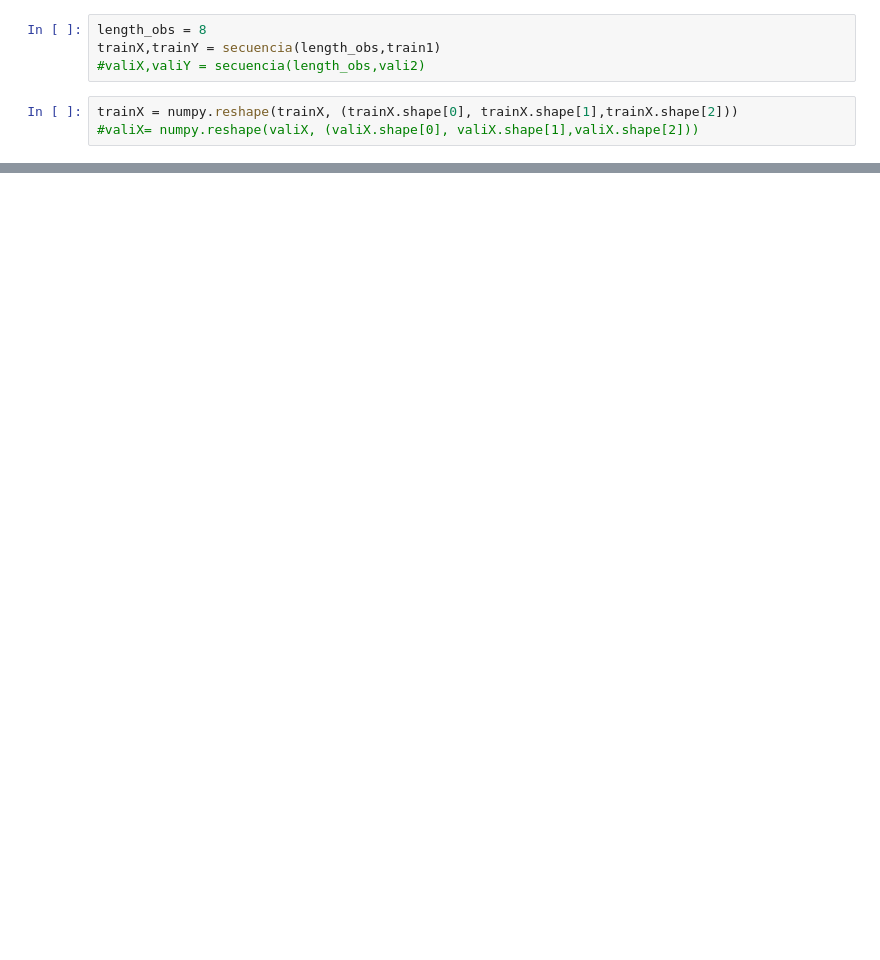
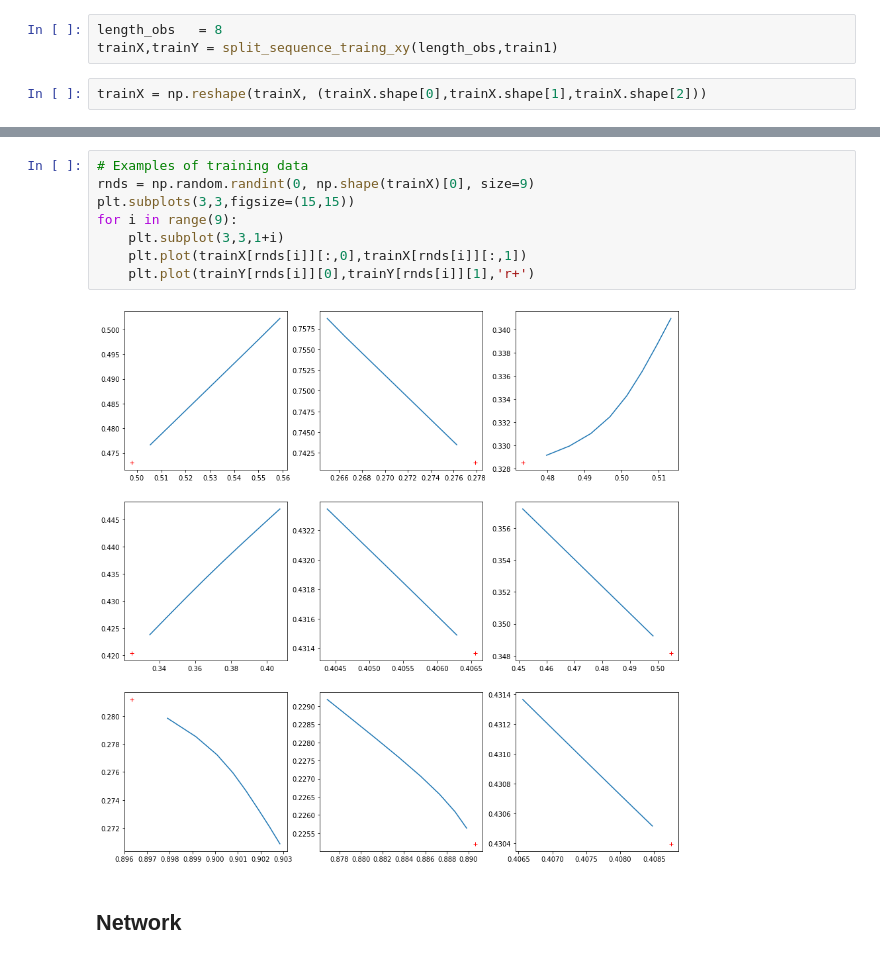
Before and after one commit to cimat-ris/OF-PathPred, a Jupyter notebook: LSTM-XY/LSTM-X-Y.ipynb, the cells around one changed output, grey strips where cells are left out. Cells and saved outputs as stored; diff of their text form; blank space fills up the shorter version.

```diff
--- a/LSTM-XY/LSTM-X-Y.ipynb
+++ b/LSTM-XY/LSTM-X-Y.ipynb
@@ -228,9 +219,7 @@ train5,test5 = conjunto_datos(combinacion[4],lista,datos)
 # %%
-length_obs = 8
-trainX,trainY = secuencia(length_obs,train1)
-#valiX,valiY = secuencia(length_obs,vali2)
+length_obs   = 8
+trainX,trainY = split_sequence_traing_xy(length_obs,train1)
 # %%
-trainX = numpy.reshape(trainX, (trainX.shape[0], trainX.shape[1],trainX.shape[2]))
-#valiX= numpy.reshape(valiX, (valiX.shape[0], valiX.shape[1],valiX.shape[2]))
+trainX = np.reshape(trainX, (trainX.shape[0],trainX.shape[1],trainX.shape[2]))
 # %%
 data_shape = trainX.shape[1:]
@@ -242,3 +229,15 @@ np.shape(trainX)
+# %%
+# Examples of training data
+rnds = np.random.randint(0, np.shape(trainX)[0], size=9)
+plt.subplots(3,3,figsize=(15,15))
+for i in range(9):
+    plt.subplot(3,3,1+i)
+    plt.plot(trainX[rnds[i]][:,0],trainX[rnds[i]][:,1])
+    plt.plot(trainY[rnds[i]][0],trainY[rnds[i]][1],'r+')
+# %% [output]
+[figure, added]
+# %% [markdown]
+## Network
 # %%
 from keras.models import Sequential
 from keras import optimizers
```
Also changed, not shown: parts of 78 cells of this notebook.
